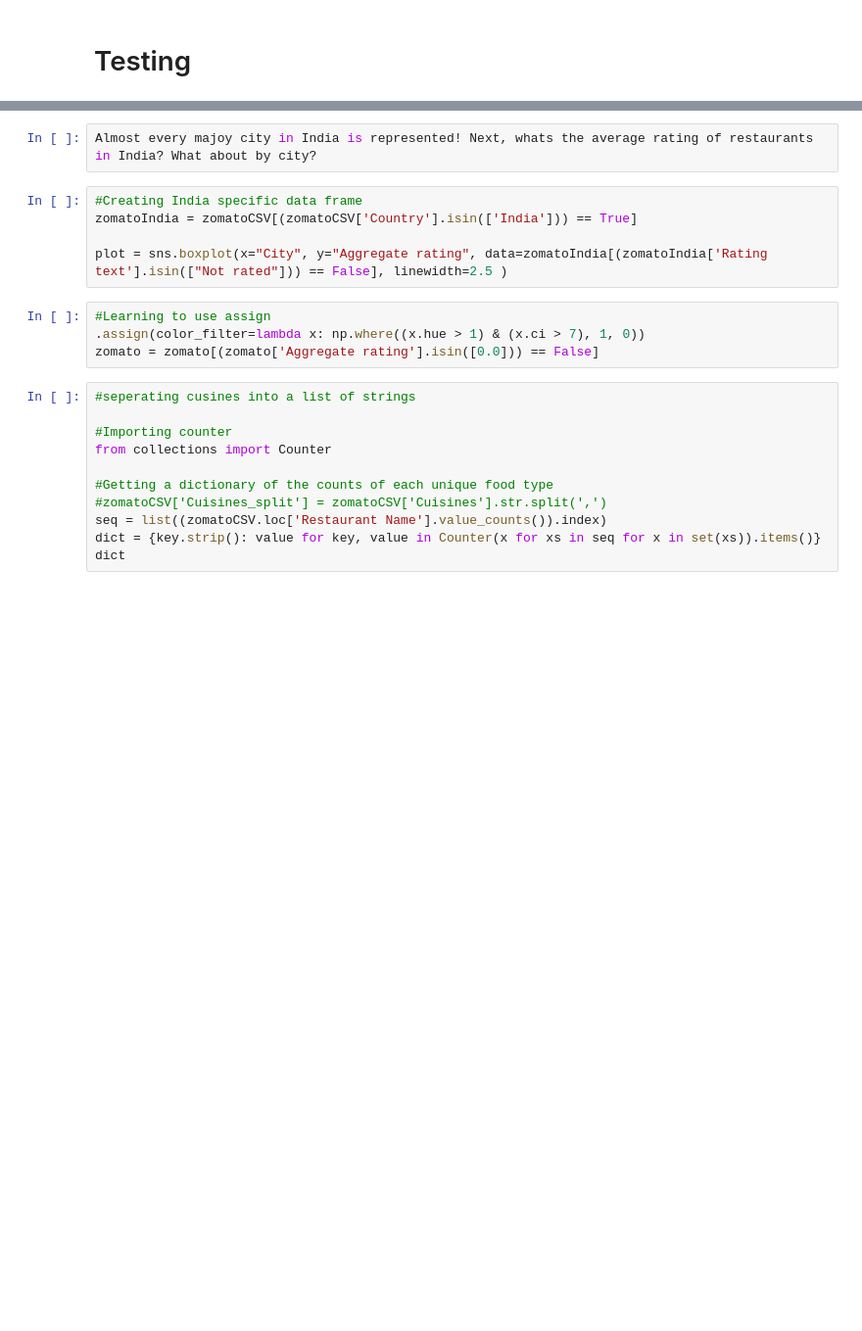
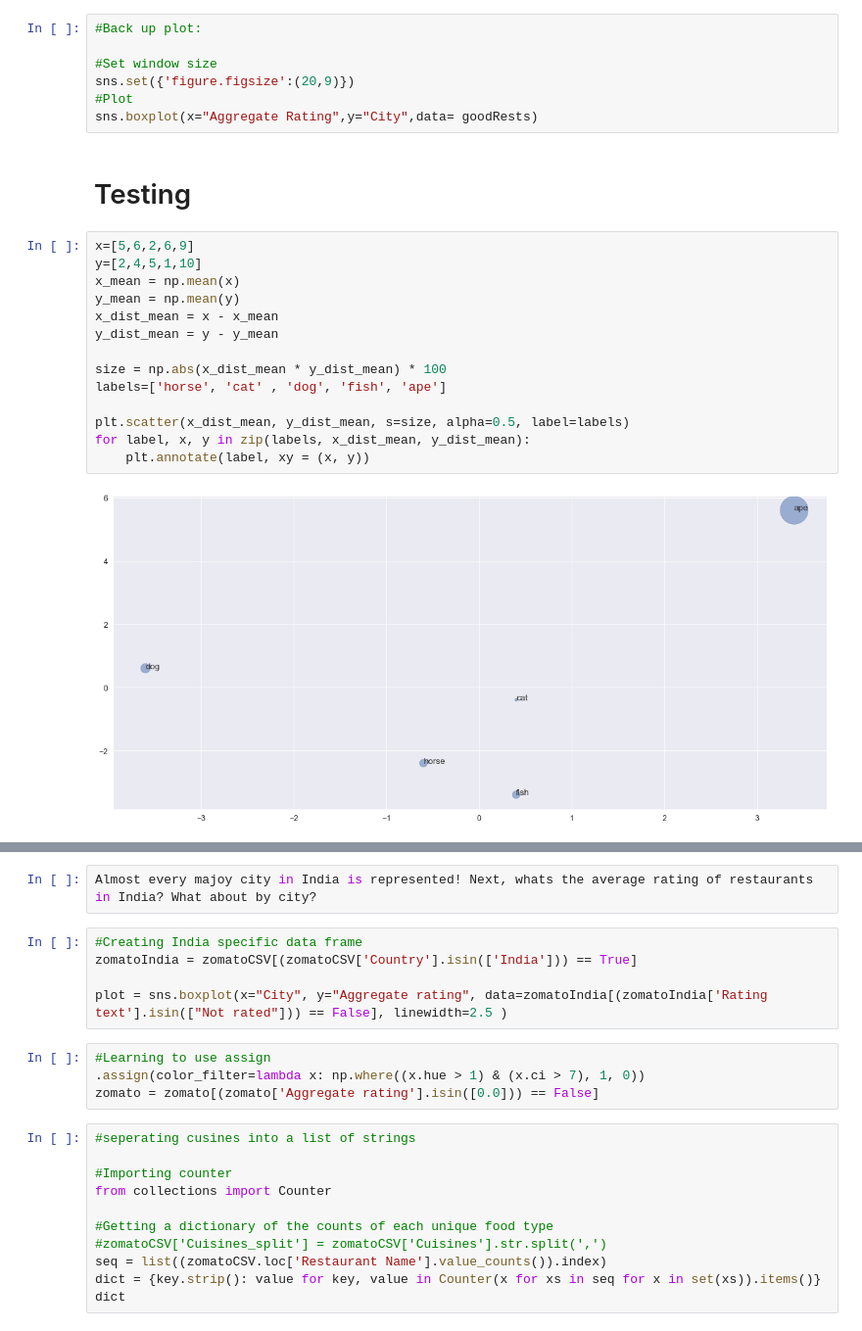
Before and after one commit to data301-2021-winter1/group28-project, a Jupyter notebook: notebooks/analysis1.ipynb, the cells around one changed output, grey strips where cells are left out. Shown at 98% size. Drawn from its saved outputs; the diff is of its cells as text; blank space fills up the shorter version.

```diff
--- a/notebooks/analysis1.ipynb
+++ b/notebooks/analysis1.ipynb
@@ -475,5 +620,28 @@ import folium
+# %%
+#Back up plot:
+
+#Set window size
+sns.set({'figure.figsize':(20,9)})
+#Plot
+sns.boxplot(x="Aggregate Rating",y="City",data= goodRests)
 # %% [markdown]
 # Testing
+# %%
+x=[5,6,2,6,9]
+y=[2,4,5,1,10]
+x_mean = np.mean(x)
+y_mean = np.mean(y)
+x_dist_mean = x - x_mean
+y_dist_mean = y - y_mean
+
+size = np.abs(x_dist_mean * y_dist_mean) * 100
+labels=['horse', 'cat' , 'dog', 'fish', 'ape']
+
+plt.scatter(x_dist_mean, y_dist_mean, s=size, alpha=0.5, label=labels)
+for label, x, y in zip(labels, x_dist_mean, y_dist_mean):
+    plt.annotate(label, xy = (x, y))
+# %% [output]
+[figure, added]
 # %%
 plt.figure(figsize=(8,6))
 sns.set_context('paper', font_scale=1.4)
```
Also changed, not shown: parts of 27 cells of this notebook, 1 other file.
